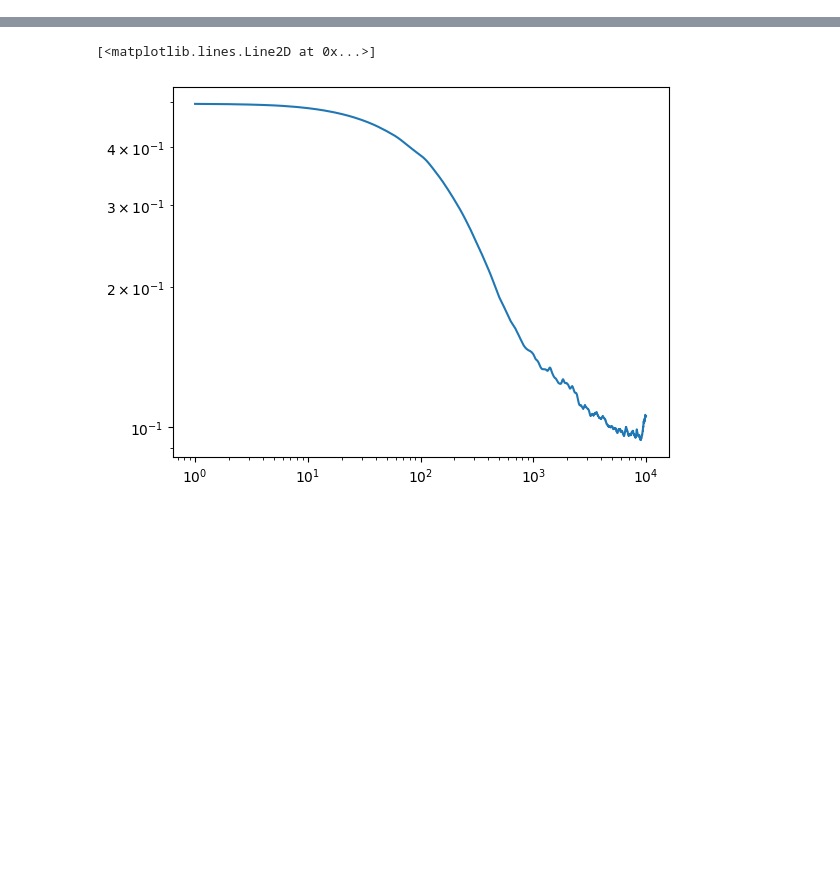
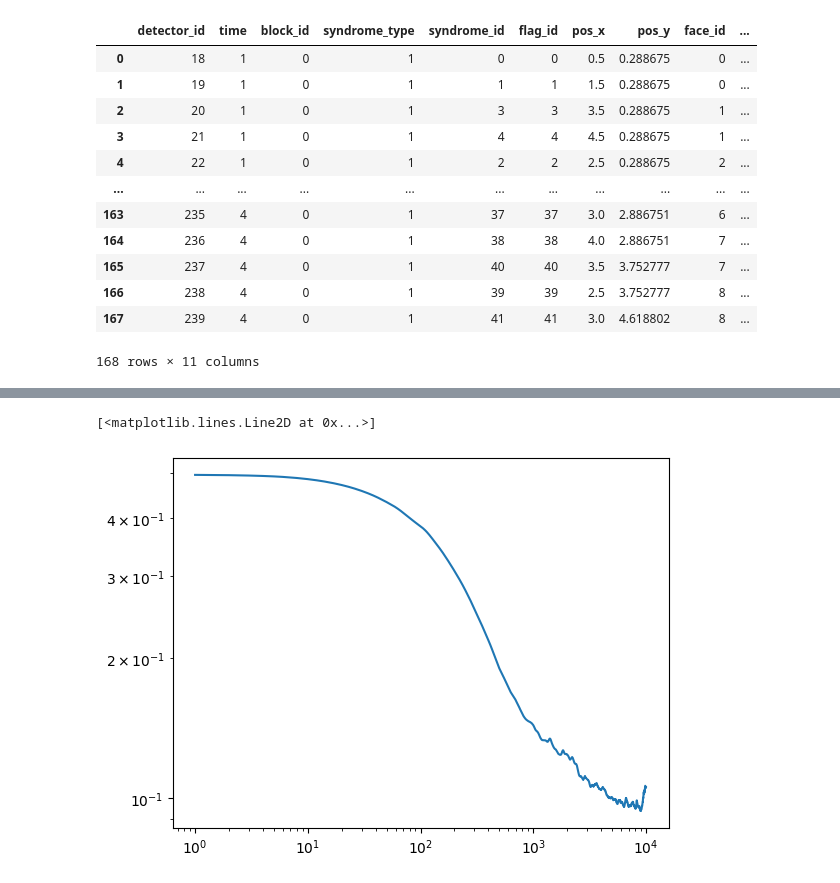
Before and after one commit to andigu/scaling, a Jupyter notebook: Untitled.ipynb, the cells around one changed output, grey strips where cells are left out. Cells and saved outputs as stored; diff of their text form; code cells hidden in the pictures; blank space fills up the shorter version.

```diff
--- a/Untitled.ipynb
+++ b/Untitled.ipynb
@@ -226,3 +249,19 @@ class EMA:
+# %%
+flags
+# %% [output]
+|  | detector_id | time | block_id | syndrome_type | syndrome_id | flag_id | pos_x | pos_y | face_id | ... |
+| 0 | 18 | 1 | 0 | 1 | 0 | 0 | 0.5 | 0.288675 | 0 | ... |
+| 1 | 19 | 1 | 0 | 1 | 1 | 1 | 1.5 | 0.288675 | 0 | ... |
+| 2 | 20 | 1 | 0 | 1 | 3 | 3 | 3.5 | 0.288675 | 1 | ... |
+| 3 | 21 | 1 | 0 | 1 | 4 | 4 | 4.5 | 0.288675 | 1 | ... |
+| 4 | 22 | 1 | 0 | 1 | 2 | 2 | 2.5 | 0.288675 | 2 | ... |
+| ... | ... | ... | ... | ... | ... | ... | ... | ... | ... | ... |
+| 163 | 235 | 4 | 0 | 1 | 37 | 37 | 3.0 | 2.886751 | 6 | ... |
+| 164 | 236 | 4 | 0 | 1 | 38 | 38 | 4.0 | 2.886751 | 7 | ... |
+| 165 | 237 | 4 | 0 | 1 | 40 | 40 | 3.5 | 3.752777 | 7 | ... |
+| 166 | 238 | 4 | 0 | 1 | 39 | 39 | 2.5 | 3.752777 | 8 | ... |
+| 167 | 239 | 4 | 0 | 1 | 41 | 41 | 3.0 | 4.618802 | 8 | ... |
+168 rows × 11 columns
 # %%
 ds = BivariateBicycleDataset(l=6, m=6, rounds_list=[2], p=0.5, batch_size=4096)
 ds = iter(ds)
```
Also changed, not shown: parts of 5 cells of this notebook, 12 other files.
